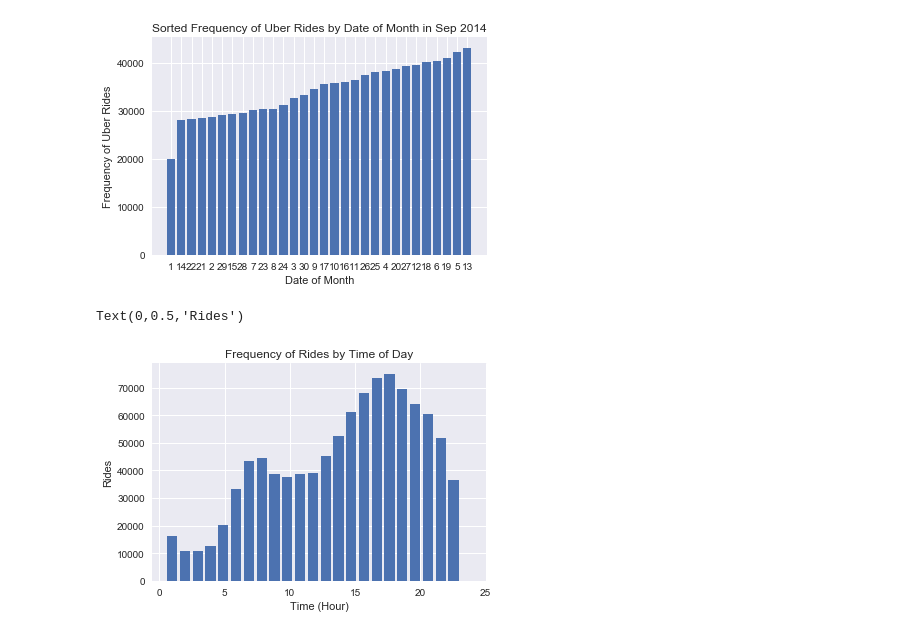
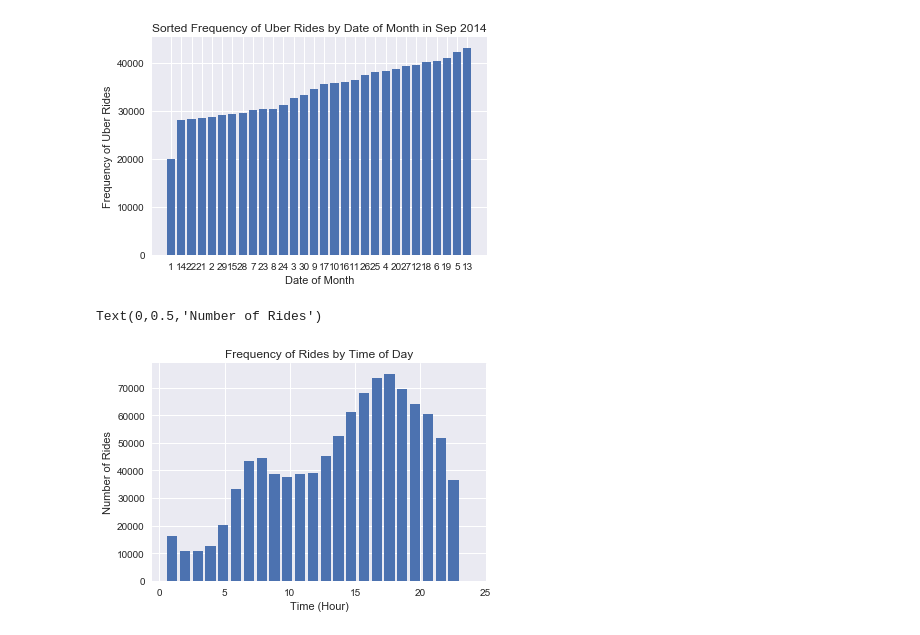
Before and after one commit to tdshah/Data-Analysis-Projects, a Jupyter notebook: Data-Analyses.ipynb, the cells around one changed output. Drawn from its saved outputs; the diff is of its cells as text; code cells hidden in the pictures.

```diff
--- a/Data-Analyses.ipynb
+++ b/Data-Analyses.ipynb
@@ -109,8 +109,8 @@ Text(0,0.5,'Frequency of Uber Rides')
 # %%
 hist(data.Hour, rwidth=0.8, bins=24, range=(0.5,24))
 title('Frequency of Rides by Time of Day')
 xlabel('Time (Hour)')
-ylabel('Rides')
+ylabel('Number of Rides')
 # %% [output]
-Text(0,0.5,'Rides')
+Text(0,0.5,'Number of Rides')
-[figure, old version]
+[figure, new version]
```
